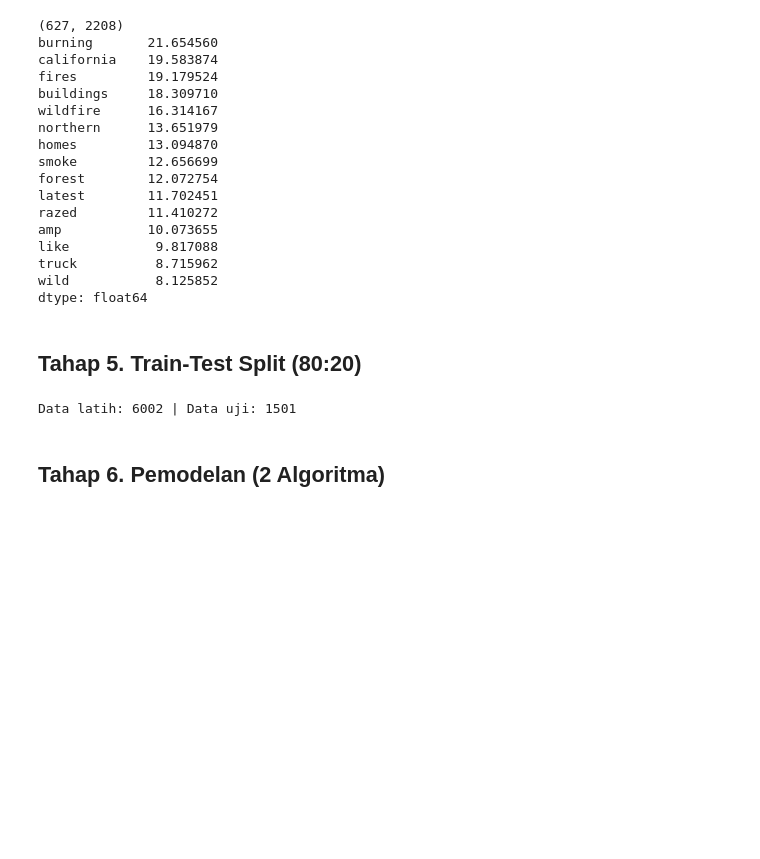
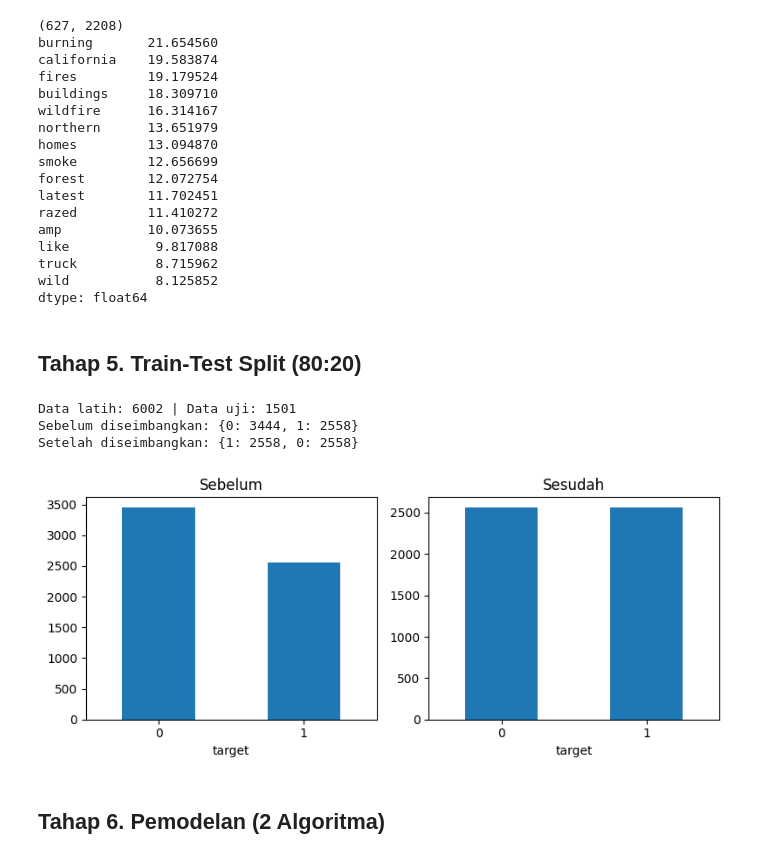
Before and after one commit to ferdykrisnandar60-design/proyek_ai_kebakaran_hutan, a Jupyter notebook: notebook/Proyek_AI_Kebakaran_Hutan_Colab.ipynb, the cells around one changed output. Drawn from its saved outputs; the diff is of its cells as text; code cells hidden in the pictures; blank space fills up the shorter version.

```diff
--- a/notebook/Proyek_AI_Kebakaran_Hutan_Colab.ipynb
+++ b/notebook/Proyek_AI_Kebakaran_Hutan_Colab.ipynb
@@ -177,21 +177,52 @@ dtype: float64
 # %%
 from sklearn.model_selection import train_test_split
 
 dl = pd.read_csv('data/data_bersih_lengkap.csv')
 X = dl['clean_text']
 y = dl['target']
 fire = dl['is_fire']
 
 X_train, X_test, y_train, y_test, f_train, f_test = train_test_split(
     X, y, fire, test_size=0.2, random_state=42, stratify=y)
 print("Data latih:", len(X_train), "| Data uji:", len(X_test))
 
-# TF-IDF: fit hanya pada data latih (mencegah data leakage)
+# ---- Menyeimbangkan data latih (hanya data latih, data uji tidak diubah) ----
+METODE = 'undersampling'      # pilihan: 'undersampling' atau 'oversampling'
+
+train = pd.DataFrame({'clean_text': X_train, 'target': y_train, 'is_fire': f_train})
+print("Sebelum diseimbangkan:", train['target'].value_counts().to_dict())
+
+kelas = [train[train['target'] == k] for k in train['target'].unique()]
+if METODE == 'undersampling':
+    n = min(len(k) for k in kelas)                       # samakan ke kelas terkecil
+    bagian = [k.sample(n=n, random_state=42) for k in kelas]
+else:
+    n = max(len(k) for k in kelas)                       # samakan ke kelas terbesar
+    bagian = [k.sample(n=n, replace=True, random_state=42) for k in kelas]
+
+train_seimbang = pd.concat(bagian).sample(frac=1, random_state=42)
+print("Setelah diseimbangkan:", train_seimbang['target'].value_counts().to_dict())
+
+# Grafik sebelum vs sesudah
+fig, ax = plt.subplots(1, 2, figsize=(8, 3.5))
+train['target'].value_counts().sort_index().plot(kind='bar', ax=ax[0], rot=0, title='Sebelum')
+train_seimbang['target'].value_counts().sort_index().plot(kind='bar', ax=ax[1], rot=0, title='Sesudah')
+plt.tight_layout()
+plt.show()
+
+X_train = train_seimbang['clean_text']
+y_train = train_seimbang['target']
+f_train = train_seimbang['is_fire']
+
+# ---- TF-IDF: fit hanya pada data latih (mencegah data leakage) ----
 vektor = TfidfVectorizer(stop_words='english', max_features=5000)
 X_train_vec = vektor.fit_transform(X_train)
 X_test_vec = vektor.transform(X_test)
 # %% [output]
 Data latih: 6002 | Data uji: 1501
+Sebelum diseimbangkan: {0: 3444, 1: 2558}
+Setelah diseimbangkan: {1: 2558, 0: 2558}
+[figure, added]
 # %% [markdown]
 ## Tahap 6. Pemodelan (2 Algoritma)
 # %%
```
Also changed, not shown: parts of 3 cells of this notebook.
